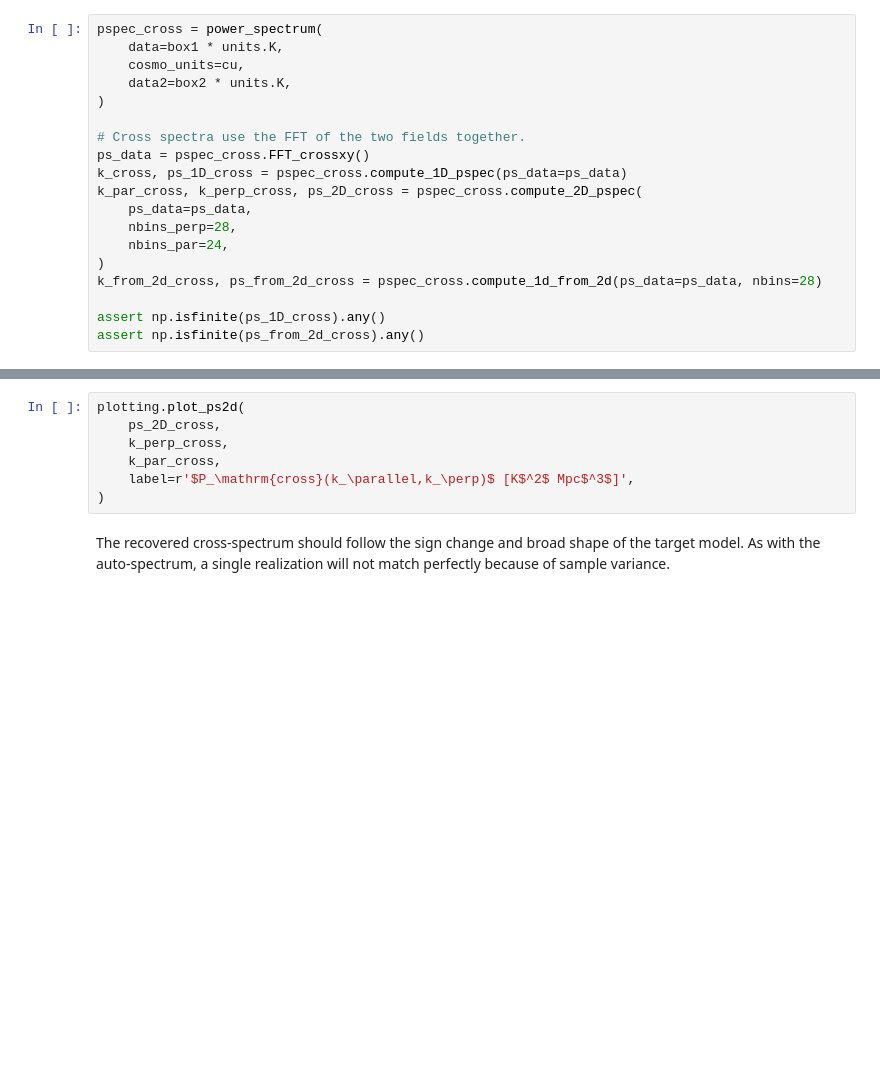
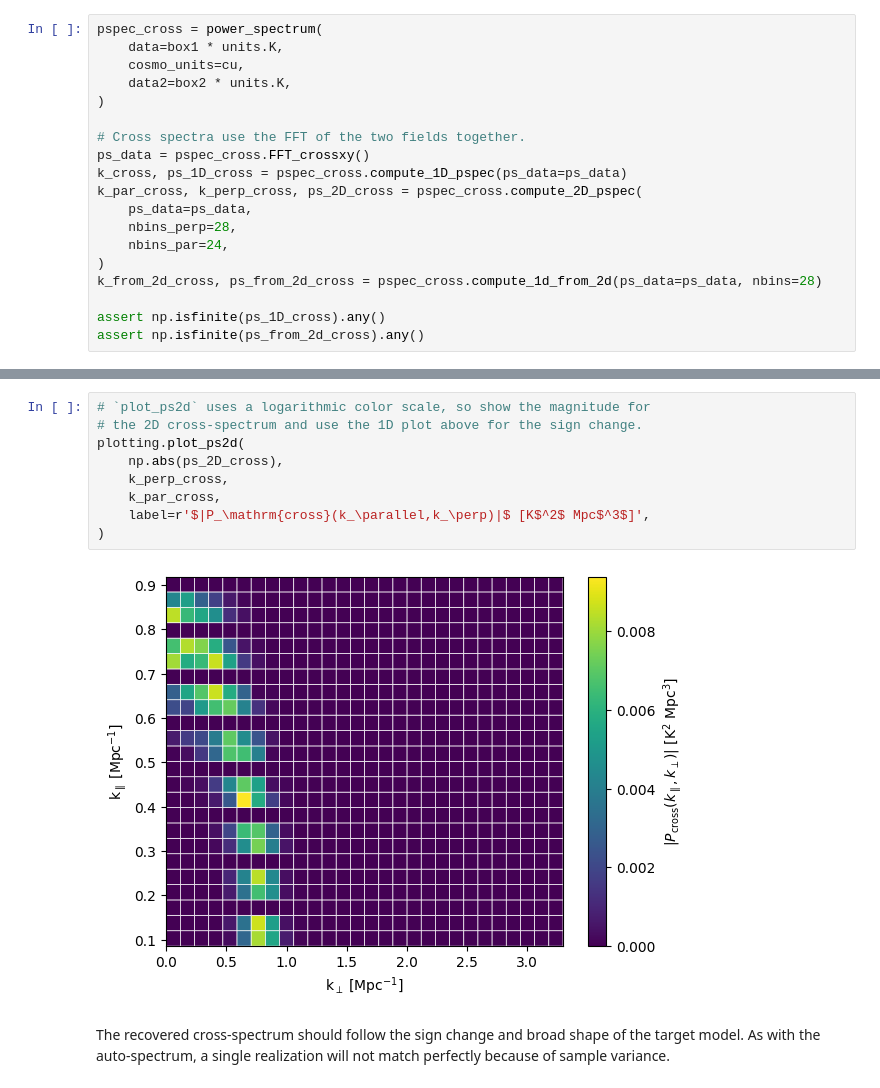
Before and after one commit to McGill-Cosmic-Dawn-Group/LIMstat, a Jupyter notebook: tutorials/tutorial_cosmo_signal.ipynb, the cells around one changed output, grey strips where cells are left out. Cells and saved outputs as stored; diff of their text form; blank space fills up the shorter version.

```diff
--- a/tutorials/tutorial_cosmo_signal.ipynb
+++ b/tutorials/tutorial_cosmo_signal.ipynb
@@ -274,9 +307,13 @@ ax.set_title('Recovered Cross-Spectrum')
 # %%
+# `plot_ps2d` uses a logarithmic color scale, so show the magnitude for
+# the 2D cross-spectrum and use the 1D plot above for the sign change.
 plotting.plot_ps2d(
-    ps_2D_cross,
+    np.abs(ps_2D_cross),
     k_perp_cross,
     k_par_cross,
-    label=r'$P_\mathrm{cross}(k_\parallel,k_\perp)$ [K$^2$ Mpc$^3$]',
+    label=r'$|P_\mathrm{cross}(k_\parallel,k_\perp)|$ [K$^2$ Mpc$^3$]',
 )
+# %% [output]
+[figure, added]
 # %% [markdown]
 The recovered cross-spectrum should follow the sign change and broad shape of the target model. As with the auto-spectrum, a single realization will not match perfectly because of sample variance.
```
Also changed, not shown: parts of 13 cells of this notebook.
